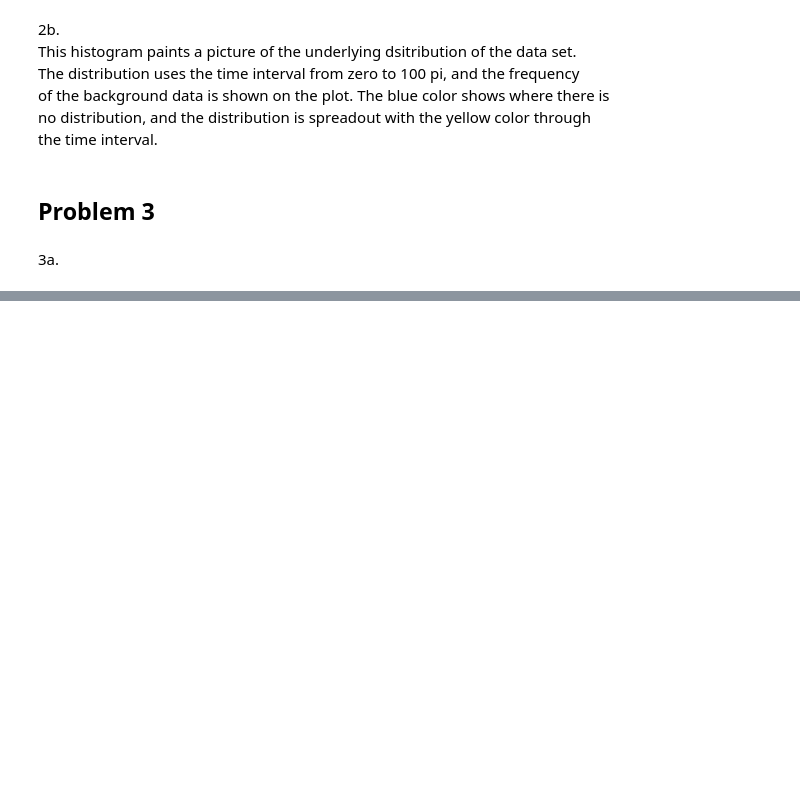
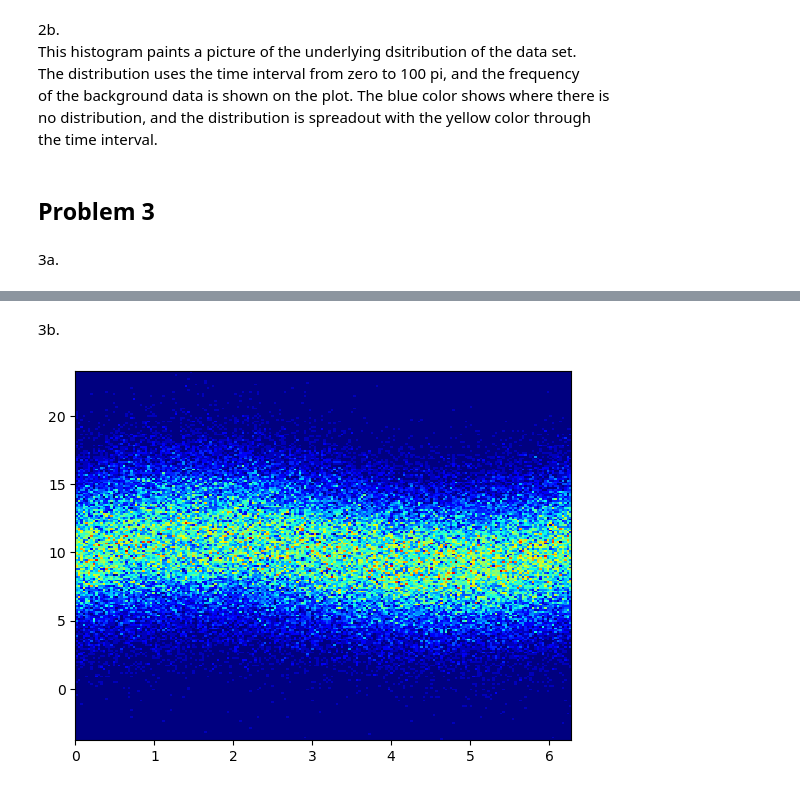
Before and after one commit to notmaxwang/PHYS434, a Jupyter notebook: Hw4.ipynb, the cells around one changed output, grey strips where cells are left out. Drawn from its saved outputs; the diff is of its cells as text; code cells hidden in the pictures; blank space fills up the shorter version.

```diff
--- a/Hw4.ipynb
+++ b/Hw4.ipynb
@@ -71,0 +75,7 @@ plt.scatter(t % (2 * np.pi),bkgd)
+# %% [markdown]
+3b.
+# %%
+plt.hist2d(t % (2 * np.pi), bkgd, bins= 200, cmap = plt.cm.jet)
+plt.show()
+# %% [output]
+[figure, added]
```
Also changed, not shown: parts of 1 cell of this notebook, 3 other files.
